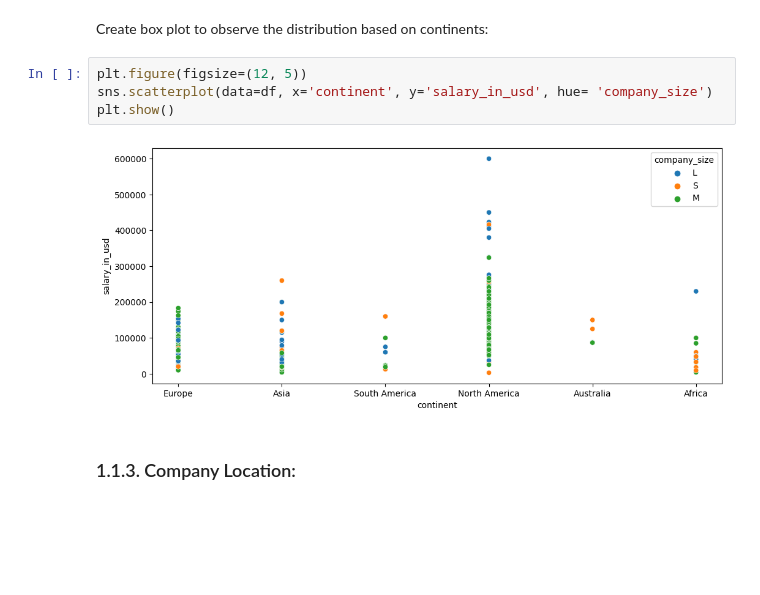
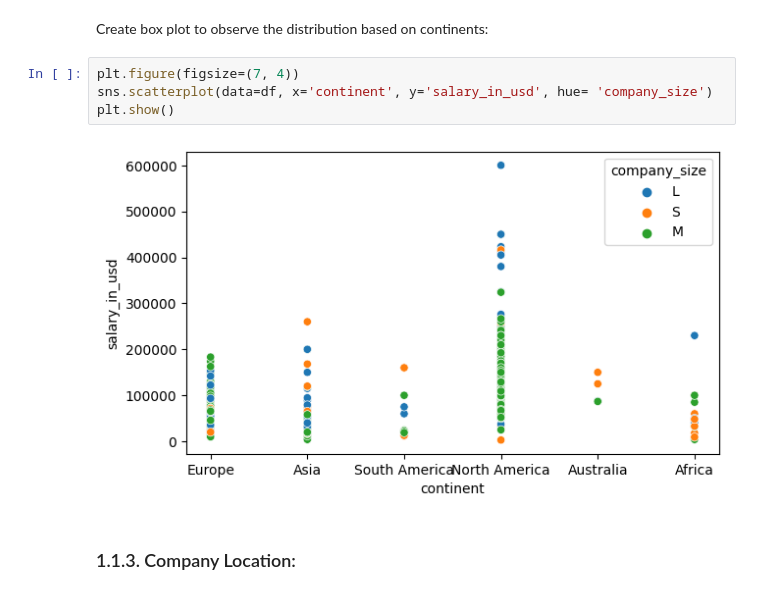
Before and after one commit to vanle2000/Data-Science-Salary-prediction, a Jupyter notebook: Data_Sciece_Salary_Prediction.ipynb, the cells around one changed output. Drawn from its saved outputs; the diff is of its cells as text; blank space fills up the shorter version.

```diff
--- a/Data_Sciece_Salary_Prediction.ipynb
+++ b/Data_Sciece_Salary_Prediction.ipynb
@@ -198,11 +198,11 @@ df.drop('employee_residence', axis=1, inplace=True)
 # %% [markdown]
 Create box plot to observe the distribution based on continents:
 # %%
-plt.figure(figsize=(12, 5))
+plt.figure(figsize=(7, 4))
 sns.scatterplot(data=df, x='continent', y='salary_in_usd', hue= 'company_size')
 plt.show()
 # %% [output]
-[figure, old version]
+[figure, new version]
 # %% [markdown]
 ### 1.1.3. Company Location:
 # %%
```
Also changed, not shown: parts of 11 cells of this notebook.
